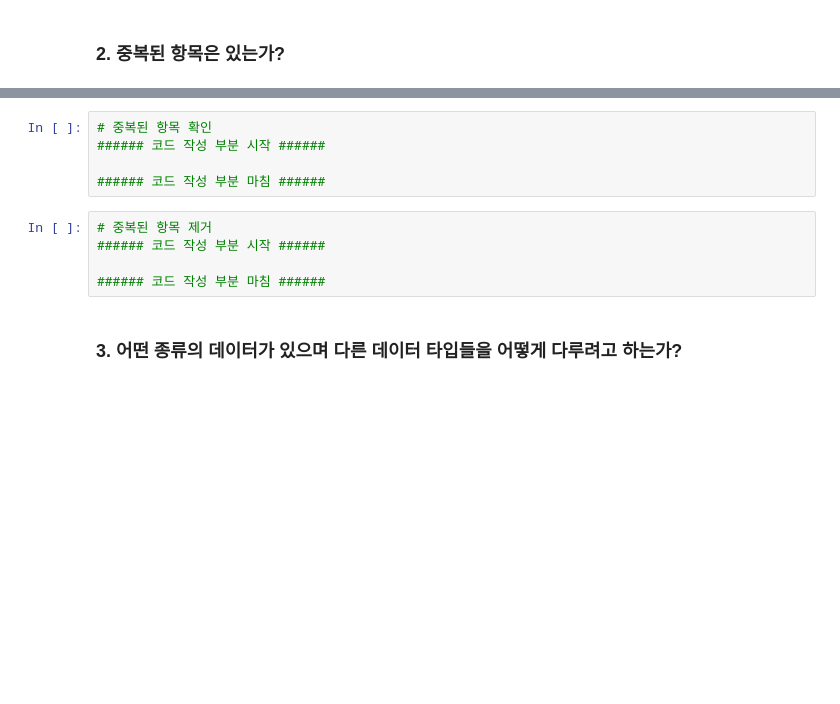
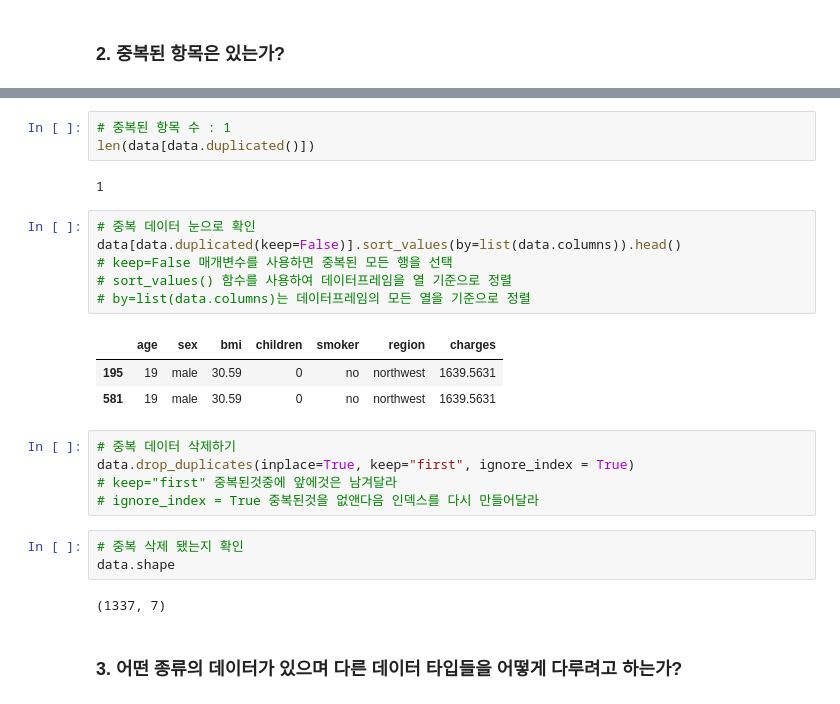
Before and after one commit to wowgang/MachineLearningLecture-2023, a Jupyter notebook: 99.fighting/z보험료연.ipynb, the cells around one changed output, grey strips where cells are left out. Cells and saved outputs as stored; diff of their text form; blank space fills up the shorter version.

```diff
--- a/99.fighting/z보험료연.ipynb
+++ b/99.fighting/z보험료연.ipynb
@@ -76,13 +73,28 @@ print(data.shape)
-# %%
-# 중복된 항목 확인
-###### 코드 작성 부분 시작 ######
-
-###### 코드 작성 부분 마침 ######
-# %%
-# 중복된 항목 제거
-###### 코드 작성 부분 시작 ######
-
-###### 코드 작성 부분 마침 ######
+# %%
+# 중복된 항목 수 : 1
+len(data[data.duplicated()])
+# %% [output]
+1
+# %%
+# 중복 데이터 눈으로 확인
+data[data.duplicated(keep=False)].sort_values(by=list(data.columns)).head()
+# keep=False 매개변수를 사용하면 중복된 모든 행을 선택
+# sort_values() 함수를 사용하여 데이터프레임을 열 기준으로 정렬
+# by=list(data.columns)는 데이터프레임의 모든 열을 기준으로 정렬
+# %% [output]
+|  | age | sex | bmi | children | smoker | region | charges |
+| 195 | 19 | male | 30.59 | 0 | no | northwest | 1639.5631 |
+| 581 | 19 | male | 30.59 | 0 | no | northwest | 1639.5631 |
+# %%
+# 중복 데이터 삭제하기
+data.drop_duplicates(inplace=True, keep="first", ignore_index = True)
+# keep="first" 중복된것중에 앞에것은 남겨달라
+# ignore_index = True 중복된것을 없앤다음 인덱스를 다시 만들어달라
+# %%
+# 중복 삭제 됐는지 확인
+data.shape
+# %% [output]
+(1337, 7)
 # %% [markdown]
 ### 3. 어떤 종류의 데이터가 있으며 다른 데이터 타입들을 어떻게 다루려고 하는가?
 # %% [markdown]
```
Also changed, not shown: parts of 9 cells of this notebook, 3 other files.
